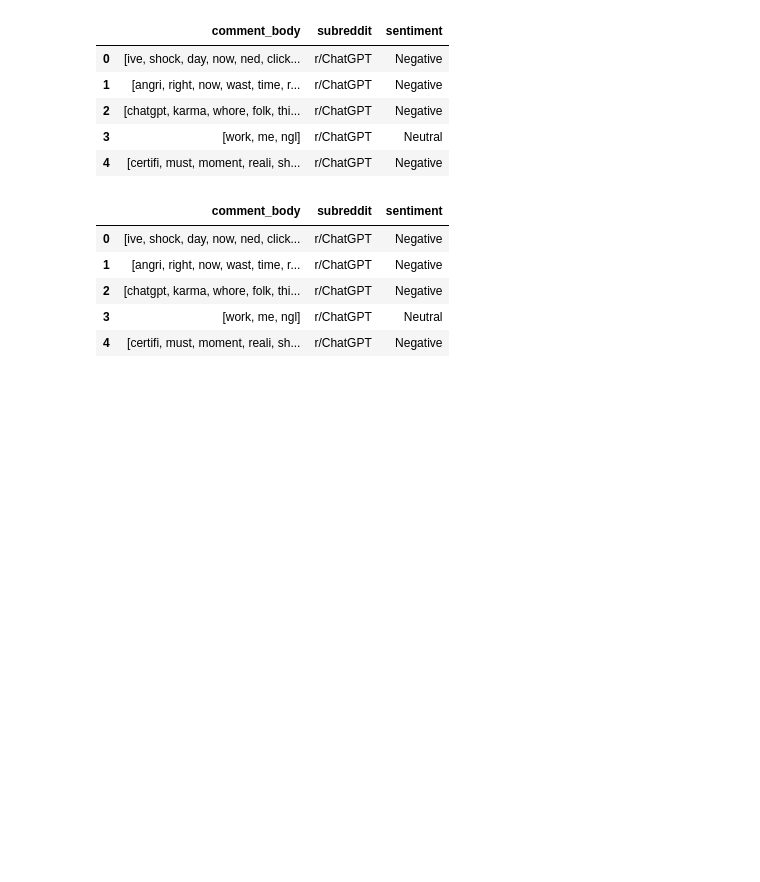
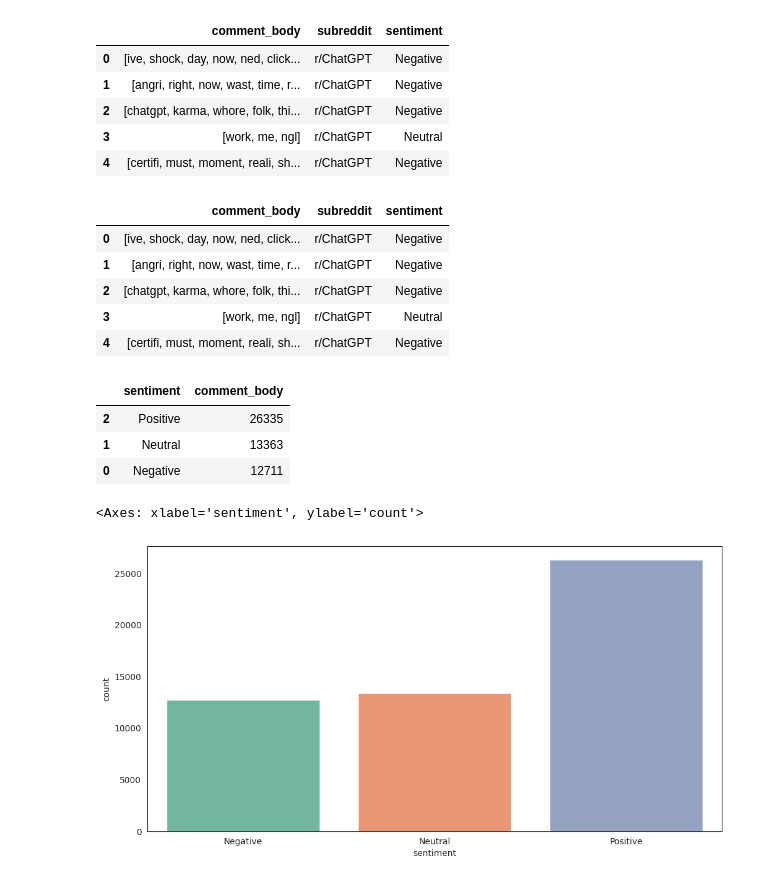
Before and after one commit to lakshmipriya-ragupathi/kaggle-datasets, a Jupyter notebook: reddit-comments-analysis-using-nlp-and-dl.ipynb, the cells around one changed output. Cells and saved outputs as stored; diff of their text form; code cells hidden in the pictures; blank space fills up the shorter version.

Commit message:
Kaggle Notebook | Reddit Comments Analysis using NLP and DL | Version 8

```diff
--- a/reddit-comments-analysis-using-nlp-and-dl.ipynb
+++ b/reddit-comments-analysis-using-nlp-and-dl.ipynb
@@ -361,3 +362,19 @@ df.head()
 | 2 | [chatgpt, karma, whore, folk, thi... | r/ChatGPT | Negative |
 | 3 | [work, me, ngl] | r/ChatGPT | Neutral |
 | 4 | [certifi, must, moment, reali, sh... | r/ChatGPT | Negative |
+# %%
+var1 = df.groupby('sentiment').count()['comment_body'].reset_index().sort_values(by='comment_body',ascending=False)
+sns.set_style("white")
+sns.set_palette("Set2")
+var1.style.background_gradient()
+# %% [output]
+|  | sentiment | comment_body |
+| 2 | Positive | 26335 |
+| 1 | Neutral | 13363 |
+| 0 | Negative | 12711 |
+# %%
+plt.figure(figsize=(12,6))
+sns.countplot(x='sentiment',data=df)
+# %% [output]
+<Axes: xlabel='sentiment', ylabel='count'>
+[figure, added]
```
Also changed, not shown: parts of 3 cells of this notebook.
